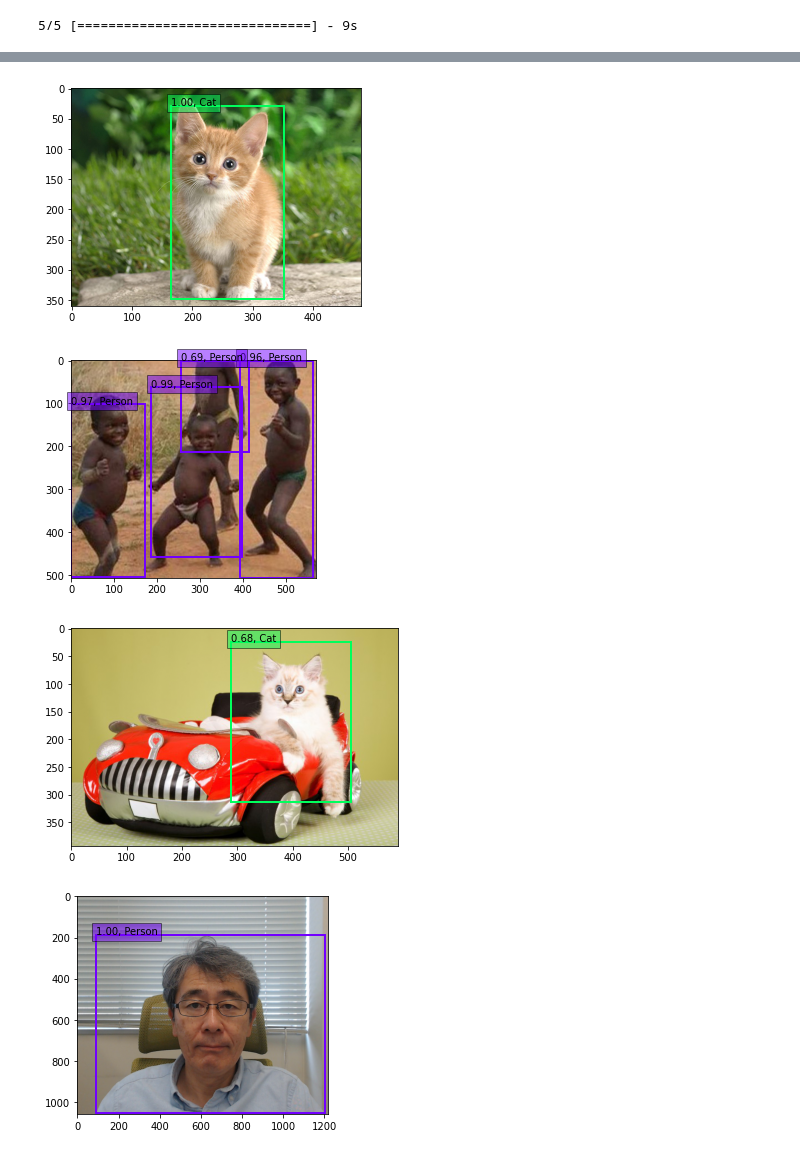
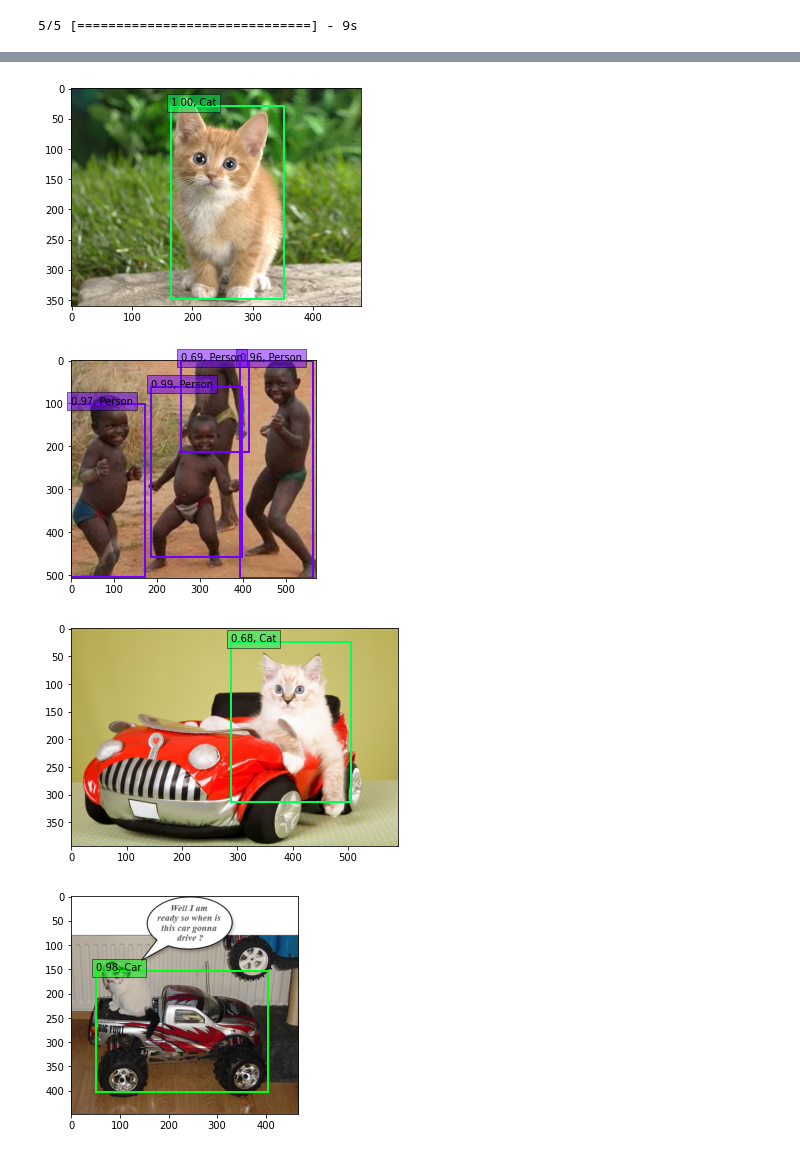
Before and after one commit to N-Tsuruta/SSD_TSG, a Jupyter notebook: SSD入門1.ipynb, the cells around one changed output, grey strips where cells are left out. Cells and saved outputs as stored; diff of their text form; code cells hidden in the pictures.

```diff
--- a/SSD入門1.ipynb
+++ b/SSD入門1.ipynb
@@ -123,8 +82,8 @@ img = image.load_img(img_path, target_size=(300, 300))
 img = image.img_to_array(img)
 images.append(imread(img_path))
 inputs.append(img.copy())
-#img_path = './pics/car_cat2.jpg'
-img_path = './pics/WIN_20210528_12_18_58_Pro.jpg'
+img_path = './pics/car_cat2.jpg'
+#img_path = './pics/WIN_20210528_12_18_58_Pro.jpg'
 img = image.load_img(img_path, target_size=(300, 300))
 img = image.img_to_array(img)
 images.append(imread(img_path))
@@ -158,31 +117,31 @@ for i, img in enumerate(images):
 
     plt.imshow(img / 255.)
     currentAxis = plt.gca()
 
     for i in range(top_conf.shape[0]):
         xmin = int(round(top_xmin[i] * img.shape[1]))
         ymin = int(round(top_ymin[i] * img.shape[0]))
         xmax = int(round(top_xmax[i] * img.shape[1]))
         ymax = int(round(top_ymax[i] * img.shape[0]))
         score = top_conf[i]
         label = int(top_label_indices[i])
         label_name = voc_classes[label - 1]
         display_txt = '{:0.2f}, {}'.format(score, label_name)
         coords = (xmin, ymin), xmax-xmin+1, ymax-ymin+1
         color = colors[label]
         currentAxis.add_patch(plt.Rectangle(*coords, fill=False, edgecolor=color, linewidth=2))
         currentAxis.text(xmin, ymin, display_txt, bbox={'facecolor':color, 'alpha':0.5})
 
     plt.show()
 # %% [output]
     Use ``imageio.imread`` instead.
     Use ``imageio.imread`` instead.
     Use ``imageio.imread`` instead.
     Use ``imageio.imread`` instead.
     Use ``imageio.imread`` instead.
 5/5 [==============================] - 9s
 [figure]
 [figure]
 [figure]
 [figure]
-[figure, old version]
+[figure, new version]
```
Also changed, not shown: parts of 7 cells of this notebook.
